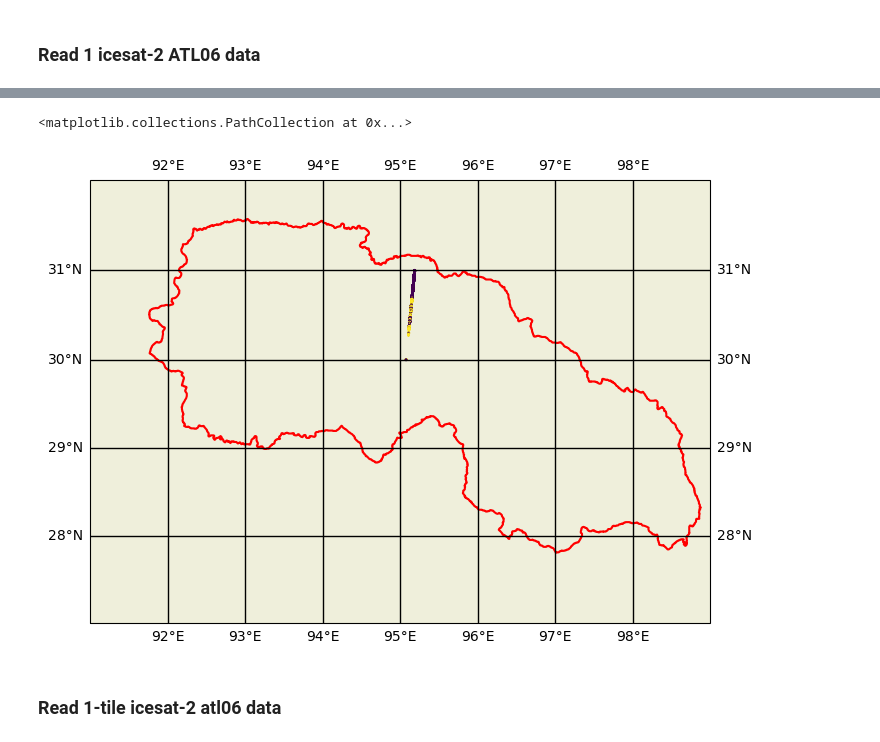
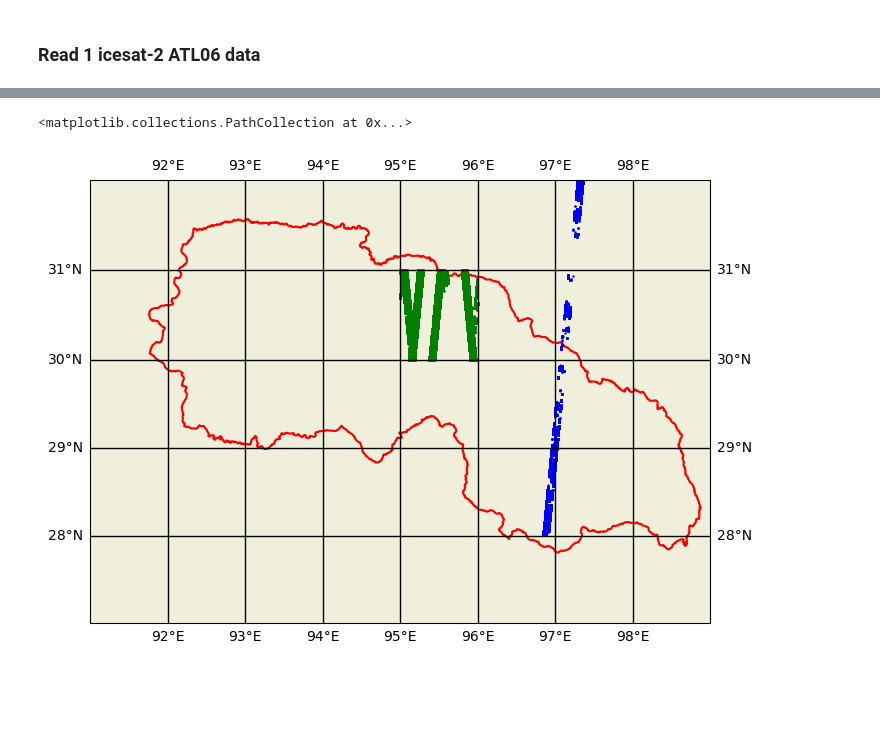
Before and after one commit to xinluo2018/Glacier-in-SETP, a Jupyter notebook: visual/icesat2_check.ipynb, the cells around one changed output, grey strips where cells are left out. Drawn from its saved outputs; the diff is of its cells as text; code cells hidden in the pictures; blank space fills up the shorter version.

```diff
--- a/visual/icesat2_check.ipynb
+++ b/visual/icesat2_check.ipynb
@@ -12,8 +12,9 @@ warnings.filterwarnings('ignore')
 # %%
 path_hma_vec = 'data/boundary/hma_bolch2019.gpkg'
 path_setp_vec = 'data/boundary/setp_zhao2022.gpkg'
-path_atl06 = 'data/icesat-2/ATL06-2020/tile-30-95/processed_ATL06_20200221213108_08730606_005_01.h5'
-path_atl06_tile = 'data/icesat-2/ATL06-2020/tile-30-95/data_readout_merge_subs.h5'
+path_atl06_raw = 'data/icesat-2/ATL06-2018/data-raw/processed_ATL06_20181014210104_02480106_005_01.h5'
+path_atl06_readout = 'data/icesat-2/ATL06-2018/data-readout/processed_ATL06_20181014210104_02480106_005_01_readout_subs.h5'
+path_atl06_tile = 'data/icesat-2/ATL06-2018/data-tiles/tile_30_95.h5'
 # %% [markdown]
 ### Read 1 icesat-2 ATL06 data
 # %%
@@ -32,17 +34,22 @@ with h5py.File(path_atl06,'r') as f_atl06:
+# %%
+atl06_readout = h5py.File(path_atl06_readout,'r')
+atl06_tile = h5py.File(path_atl06_tile,'r')
 # %%
 fig = plt.figure(figsize=(8, 8))
 ax = fig.add_subplot(1, 1, 1, projection=ccrs.Mercator())
 ax.set_extent([91, 99, 27.0, 32.0])
-ax.add_feature(cfeature.LAND);
+ax.add_feature(cfeature.LAND)
 ax.gridlines(draw_labels=True, linewidth=1, alpha=1, zorder=1, color='black')
 ## 1. setp boundary
 shp_fea = cfeature.ShapelyFeature(Reader(path_setp_vec).geometries(), \
                           crs=ccrs.PlateCarree(), edgecolor='red', linewidth=1.5, facecolor='none')
 ax.add_feature(shp_fea, zorder=0)
-## 2. icesat-1 data
-ax.scatter(x=atl06['lon'], y=atl06['lat'], c=atl06['h'], s=1, transform=ccrs.PlateCarree(), zorder=0)
+## 2. icesat-2 readout data
+ax.scatter(x=atl06_readout['lon'][:], y=atl06_readout['lat'][:], c='blue', s=0.5, transform=ccrs.PlateCarree(), zorder=0)
+
+## 3. icesat-2 tile-based data
+ax.scatter(x=atl06_tile['lon'][:], y=atl06_tile['lat'][:], c='green', \
+                                            s=0.5, transform=ccrs.PlateCarree(), zorder=0)
 # %% [output]
 <matplotlib.collections.PathCollection at 0x...>
-[figure, old version]
+[figure, new version]
-# %% [markdown]
-### Read 1-tile icesat-2 atl06 data
```
Also changed, not shown: parts of 5 cells of this notebook, 26 other files.
